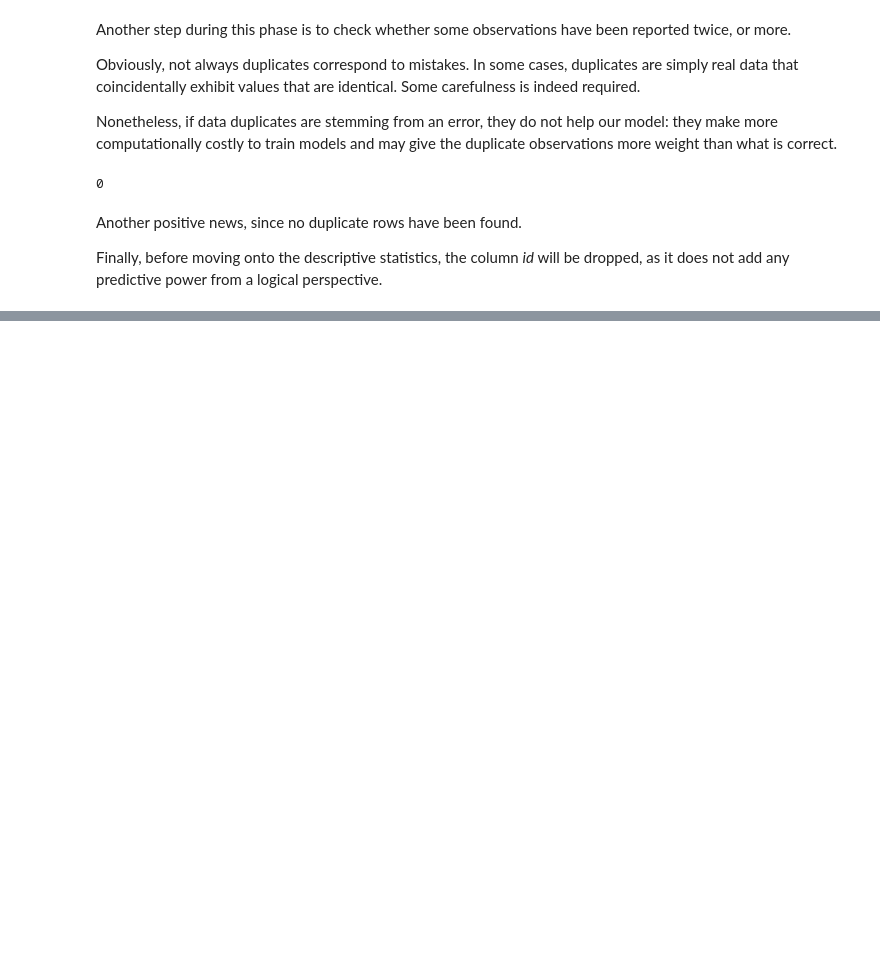
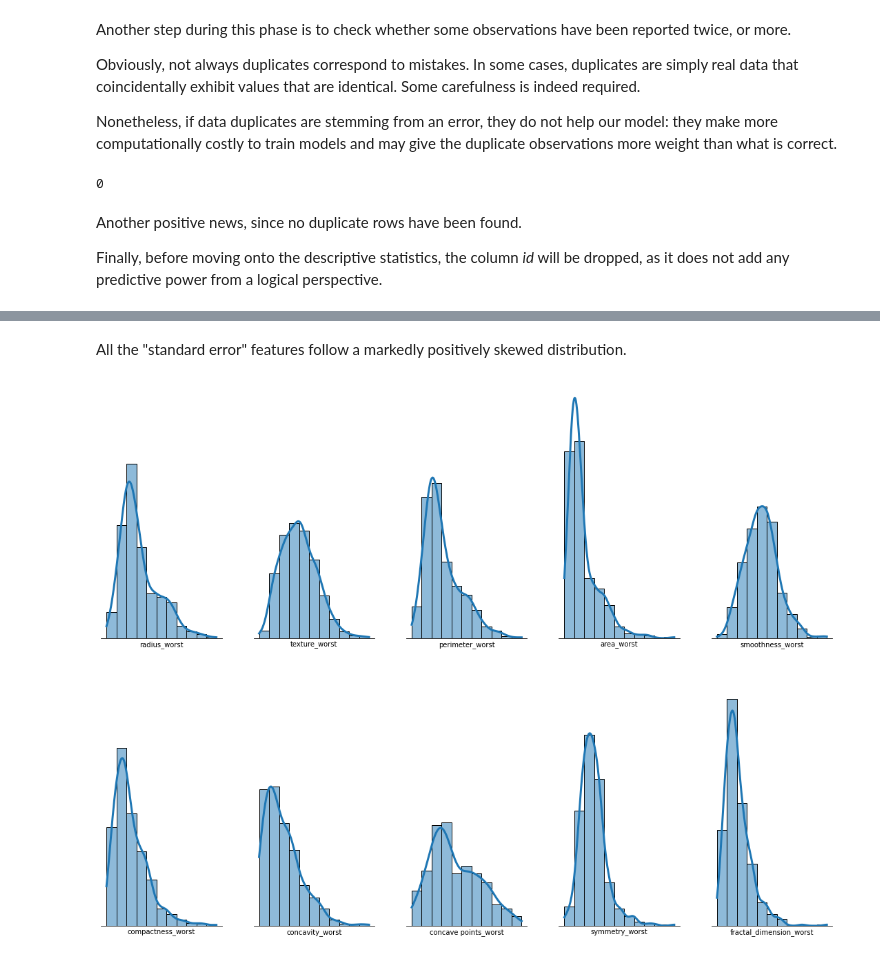
Before and after one commit to mattiatonelli/ds_portfolio, a Jupyter notebook: Breast Cancer/code/breast_cancer.ipynb, the cells around one changed output, grey strips where cells are left out. Cells and saved outputs as stored; diff of their text form; code cells hidden in the pictures; blank space fills up the shorter version.

```diff
--- a/Breast Cancer/code/breast_cancer.ipynb
+++ b/Breast Cancer/code/breast_cancer.ipynb
@@ -145,0 +272,7 @@ Finally, before moving onto the descriptive statistics, the column *id* will be
+# %% [markdown]
+All the "standard error" features follow a markedly positively skewed distribution.
+# %%
+# plot the histograms
+subplot_generator(df=df_worst, plot='histogram')
+# %% [output]
+[figure, added]
```
Also changed, not shown: parts of 55 cells of this notebook.
